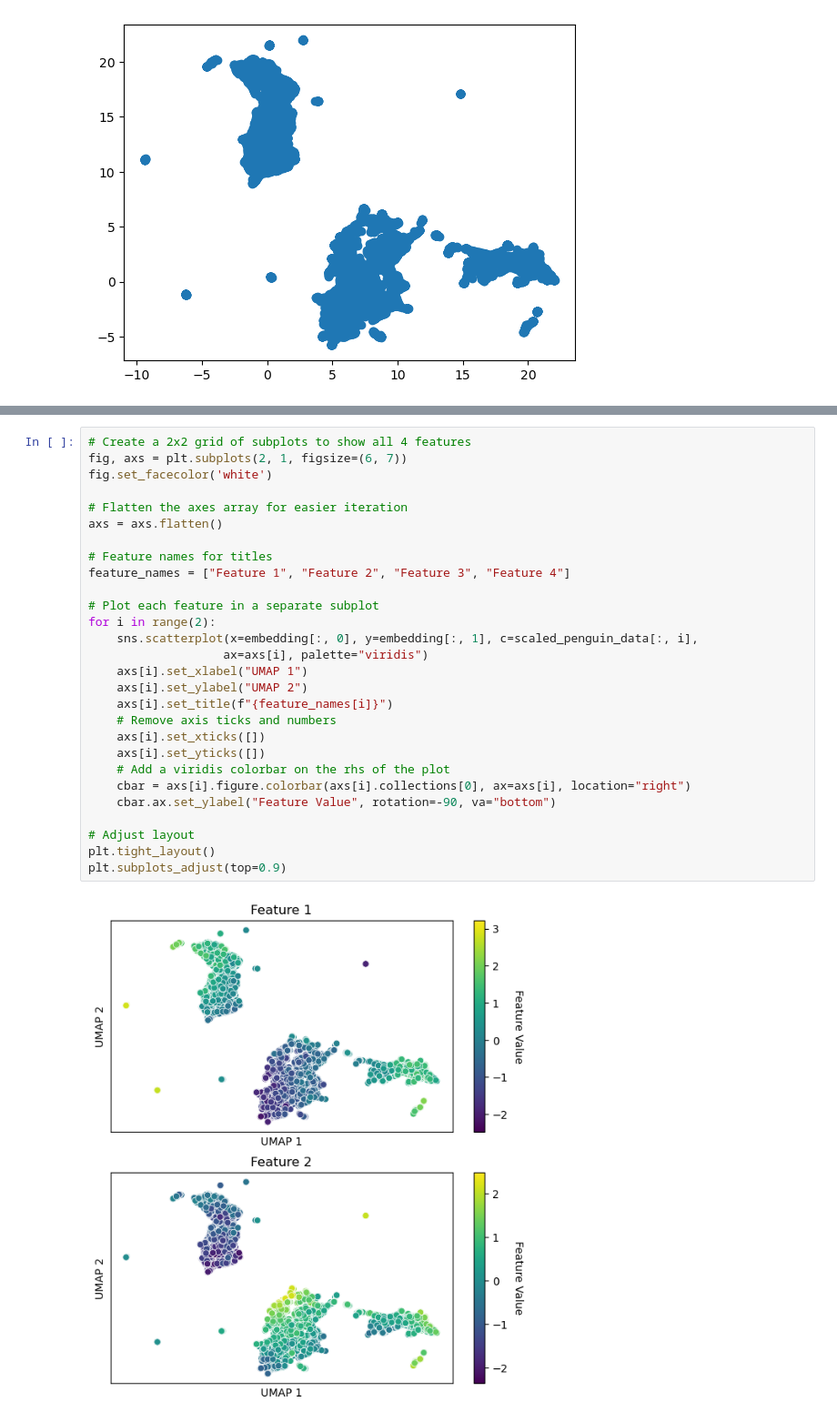
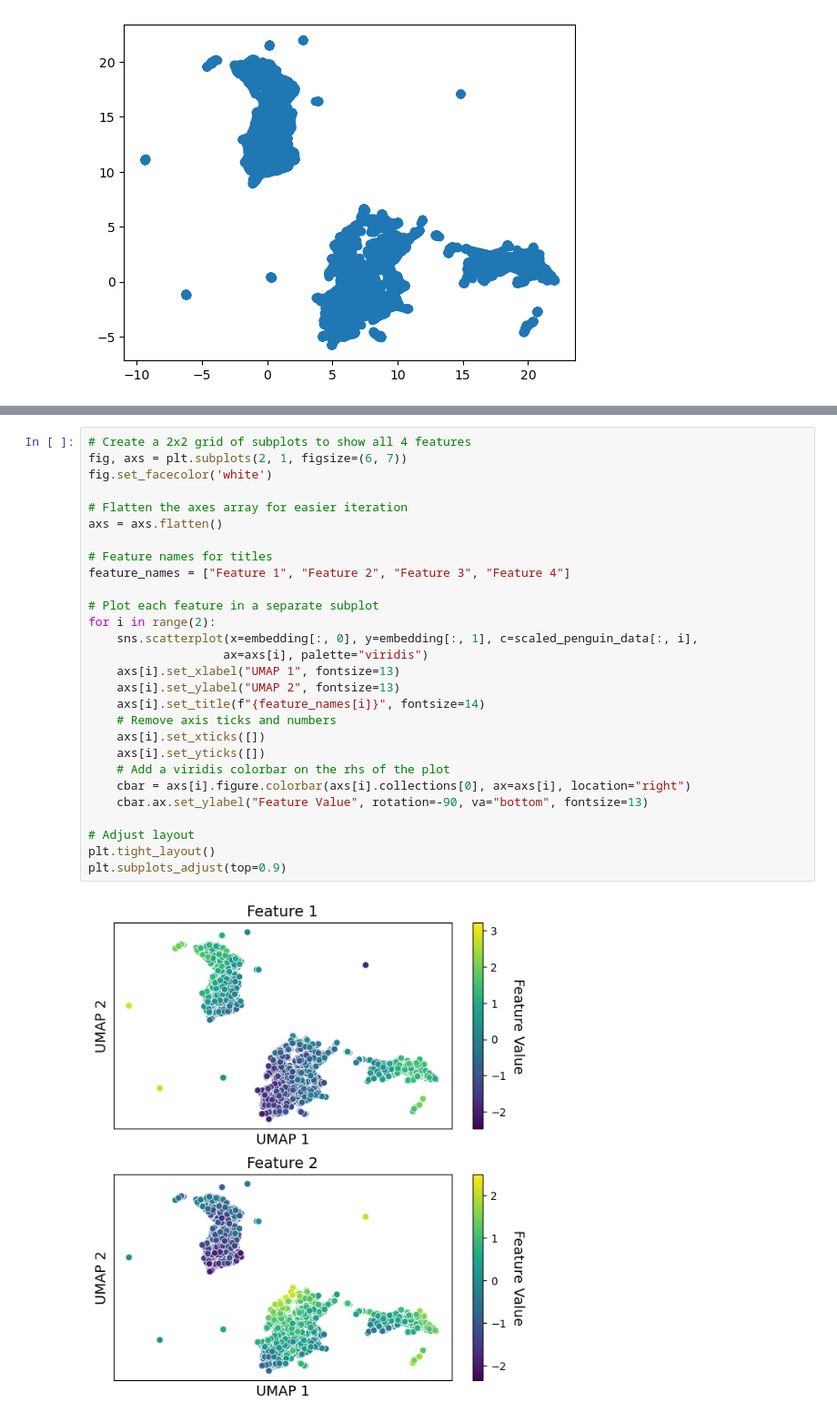
Before and after one commit to simonwarchol/seal, a Jupyter notebook: notebooks/3-29.ipynb, the cells around one changed output, grey strips where cells are left out. Shown at 91% size. Cells and saved outputs as stored; diff of their text form.

```diff
--- a/notebooks/3-29.ipynb
+++ b/notebooks/3-29.ipynb
@@ -105,30 +113,30 @@ plt.figure(facecolor="white")
 # %%
 # Create a 2x2 grid of subplots to show all 4 features
 fig, axs = plt.subplots(2, 1, figsize=(6, 7))
 fig.set_facecolor('white')
 
 # Flatten the axes array for easier iteration
 axs = axs.flatten()
 
 # Feature names for titles
 feature_names = ["Feature 1", "Feature 2", "Feature 3", "Feature 4"]
 
 # Plot each feature in a separate subplot
 for i in range(2):
     sns.scatterplot(x=embedding[:, 0], y=embedding[:, 1], c=scaled_penguin_data[:, i],
                    ax=axs[i], palette="viridis")
-    axs[i].set_xlabel("UMAP 1")
-    axs[i].set_ylabel("UMAP 2")
-    axs[i].set_title(f"{feature_names[i]}")
+    axs[i].set_xlabel("UMAP 1", fontsize=13)
+    axs[i].set_ylabel("UMAP 2", fontsize=13)
+    axs[i].set_title(f"{feature_names[i]}", fontsize=14)
     # Remove axis ticks and numbers
     axs[i].set_xticks([])
     axs[i].set_yticks([])
     # Add a viridis colorbar on the rhs of the plot
     cbar = axs[i].figure.colorbar(axs[i].collections[0], ax=axs[i], location="right")
-    cbar.ax.set_ylabel("Feature Value", rotation=-90, va="bottom")
+    cbar.ax.set_ylabel("Feature Value", rotation=-90, va="bottom", fontsize=13)
 
 # Adjust layout
 plt.tight_layout()
 plt.subplots_adjust(top=0.9)
 # %% [output]
-[figure, old version]
+[figure, new version]
```
Also changed, not shown: parts of 1 cell of this notebook, 26 other files.
